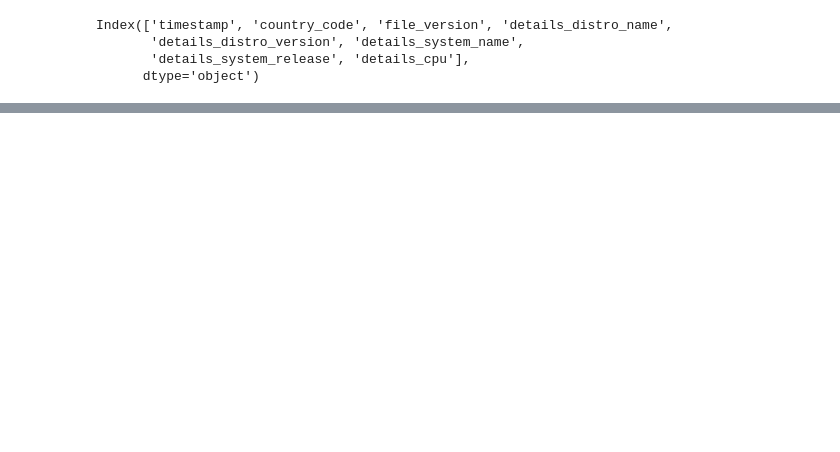
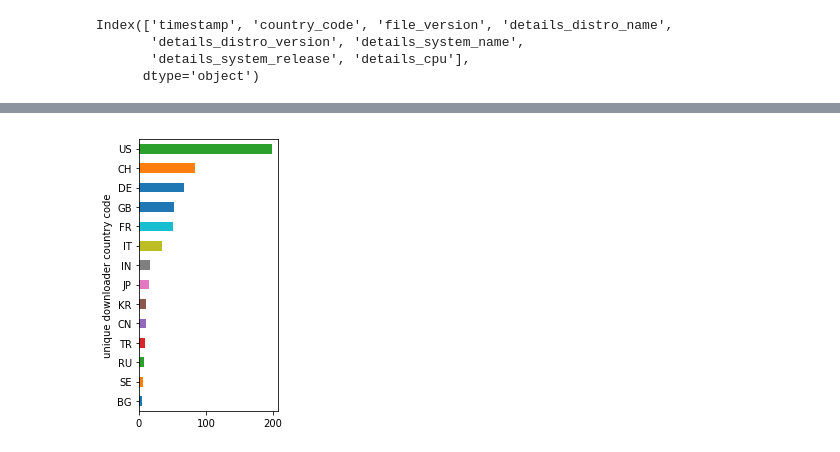
Before and after one commit to jpivarski-talks/jupyter-talks, a Jupyter notebook: uproot-stats/makeplots.ipynb, the cells around one changed output, grey strips where cells are left out. Drawn from its saved outputs; the diff is of its cells as text; code cells hidden in the pictures; blank space fills up the shorter version.

```diff
--- a/uproot-stats/makeplots.ipynb
+++ b/uproot-stats/makeplots.ipynb
@@ -64,0 +84,9 @@ plt
+# %%
+df3 = df.groupby("country_code").count()["timestamp"]
+df3 = df3.sort_values()
+df3 = df3[df3 > 4]
+plt = df3.plot.barh(figsize=(2.5, 5))
+plt.set_ylabel("unique downloader country code")
+plt.get_figure().savefig("country_code.svg")
+# %% [output]
+[figure, added]
```
Also changed, not shown: parts of 6 cells of this notebook, 10 other files.
